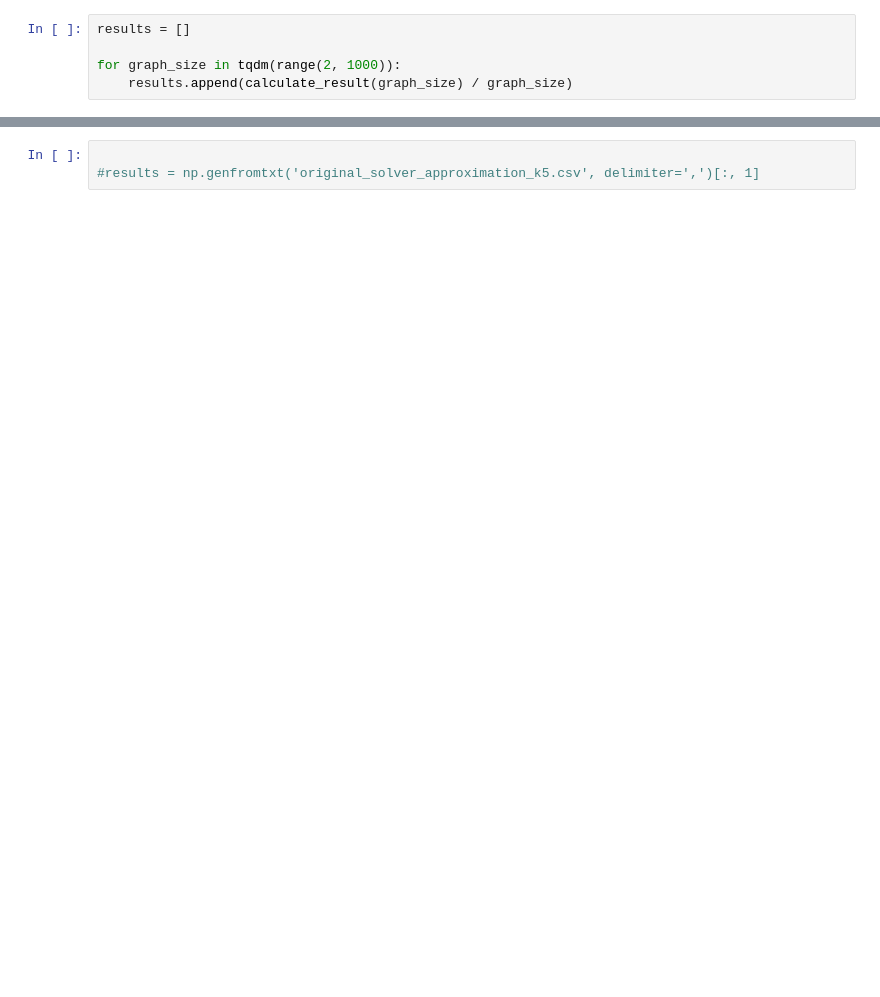
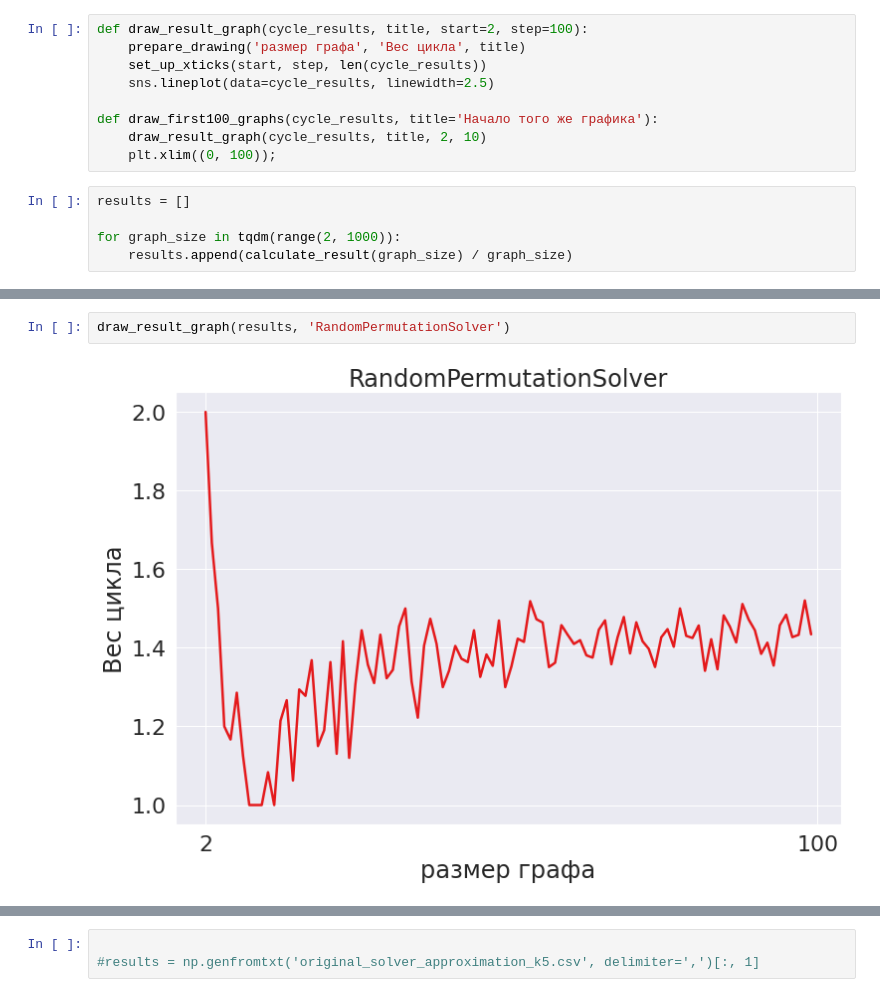
Before and after one commit to falseness/tsp, a Jupyter notebook: project.ipynb, the cells around one changed output, grey strips where cells are left out. Cells and saved outputs as stored; diff of their text form; blank space fills up the shorter version.

```diff
--- a/project.ipynb
+++ b/project.ipynb
@@ -27,6 +32,15 @@ def calculate_result(graph_size, seed=0):
         sys.stdout.flush()
 
     return int(res[0])
+# %%
+def draw_result_graph(cycle_results, title, start=2, step=100):
+    prepare_drawing('размер графа', 'Вес цикла', title)
+    set_up_xticks(start, step, len(cycle_results))
+    sns.lineplot(data=cycle_results, linewidth=2.5)
+
+def draw_first100_graphs(cycle_results, title='Начало того же графика'):
+    draw_result_graph(cycle_results, title, 2, 10)
+    plt.xlim((0, 100));
 # %%
 results = []
 
@@ -53,0 +72,4 @@ plt.xlim((0, 100));
+# %%
+draw_result_graph(results, 'RandomPermutationSolver')
+# %% [output]
+[figure, added]
```
Also changed, not shown: parts of 12 cells of this notebook, 10 other files.
